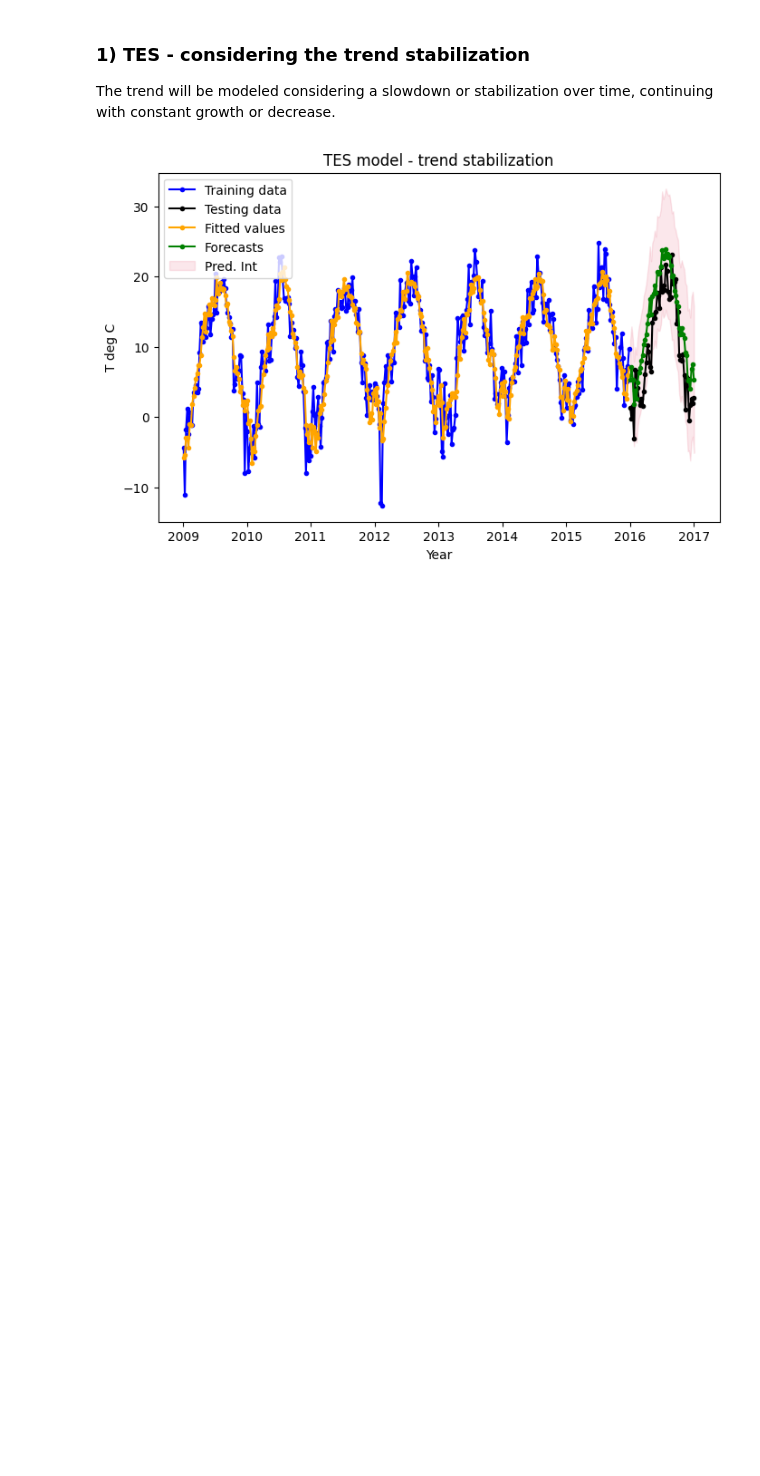
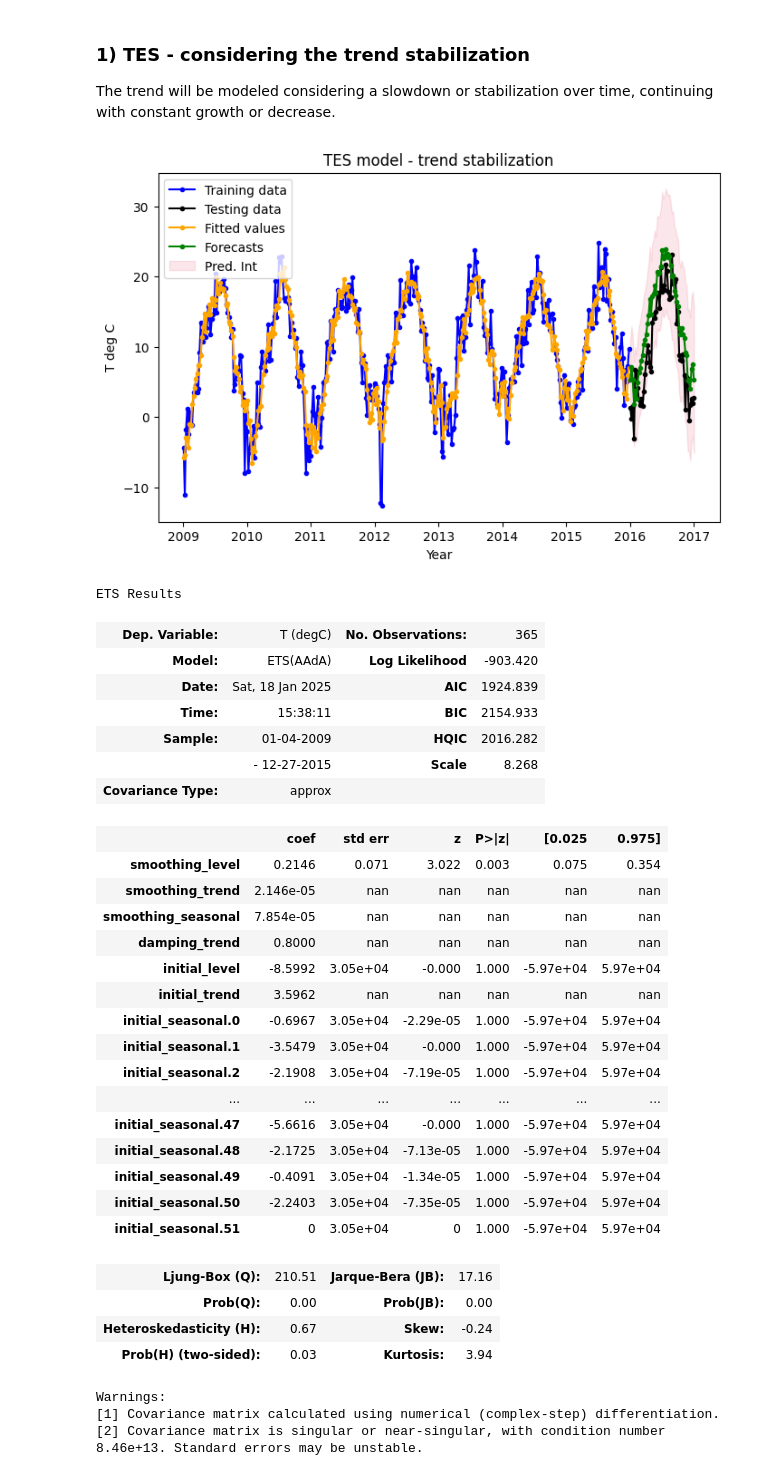
Before and after one commit to alelovo/StatisticalModels_project, a Jupyter notebook: ETS_MODELS.ipynb, the cells around one changed output. Cells and saved outputs as stored; diff of their text form; code cells hidden in the pictures; blank space fills up the shorter version.

```diff
--- a/ETS_MODELS.ipynb
+++ b/ETS_MODELS.ipynb
@@ -271,3 +345,37 @@ plt.title('TES model - trend stabilization')
 plt.show()
 # %% [output]
 [figure]
+# %%
+model_trip_add.summary()
+# %% [output]
+ETS Results
+| Dep. Variable: | T (degC) | No. Observations: | 365 |
+| Model: | ETS(AAdA) | Log Likelihood | -903.420 |
+| Date: | Sat, 18 Jan 2025 | AIC | 1924.839 |
+| Time: | 15:38:11 | BIC | 2154.933 |
+| Sample: | 01-04-2009 | HQIC | 2016.282 |
+|  | - 12-27-2015 | Scale | 8.268 |
+| Covariance Type: | approx |  |  |
+|  | coef | std err | z | P>|z| | [0.025 | 0.975] |
+| smoothing_level | 0.2146 | 0.071 | 3.022 | 0.003 | 0.075 | 0.354 |
+| smoothing_trend | 2.146e-05 | nan | nan | nan | nan | nan |
+| smoothing_seasonal | 7.854e-05 | nan | nan | nan | nan | nan |
+| damping_trend | 0.8000 | nan | nan | nan | nan | nan |
+| initial_level | -8.5992 | 3.05e+04 | -0.000 | 1.000 | -5.97e+04 | 5.97e+04 |
+| initial_trend | 3.5962 | nan | nan | nan | nan | nan |
+| initial_seasonal.0 | -0.6967 | 3.05e+04 | -2.29e-05 | 1.000 | -5.97e+04 | 5.97e+04 |
+| initial_seasonal.1 | -3.5479 | 3.05e+04 | -0.000 | 1.000 | -5.97e+04 | 5.97e+04 |
+| initial_seasonal.2 | -2.1908 | 3.05e+04 | -7.19e-05 | 1.000 | -5.97e+04 | 5.97e+04 |
+| ... | ... | ... | ... | ... | ... | ... |
+| initial_seasonal.47 | -5.6616 | 3.05e+04 | -0.000 | 1.000 | -5.97e+04 | 5.97e+04 |
+| initial_seasonal.48 | -2.1725 | 3.05e+04 | -7.13e-05 | 1.000 | -5.97e+04 | 5.97e+04 |
+| initial_seasonal.49 | -0.4091 | 3.05e+04 | -1.34e-05 | 1.000 | -5.97e+04 | 5.97e+04 |
+| initial_seasonal.50 | -2.2403 | 3.05e+04 | -7.35e-05 | 1.000 | -5.97e+04 | 5.97e+04 |
+| initial_seasonal.51 | 0 | 3.05e+04 | 0 | 1.000 | -5.97e+04 | 5.97e+04 |
+| Ljung-Box (Q): | 210.51 | Jarque-Bera (JB): | 17.16 |
+| Prob(Q): | 0.00 | Prob(JB): | 0.00 |
+| Heteroskedasticity (H): | 0.67 | Skew: | -0.24 |
+| Prob(H) (two-sided): | 0.03 | Kurtosis: | 3.94 |
+Warnings:
+[1] Covariance matrix calculated using numerical (complex-step) differentiation.
+[2] Covariance matrix is singular or near-singular, with condition number 8.46e+13. Standard errors may be unstable.
```
Also changed, not shown: parts of 7 cells of this notebook, 5 other files.
